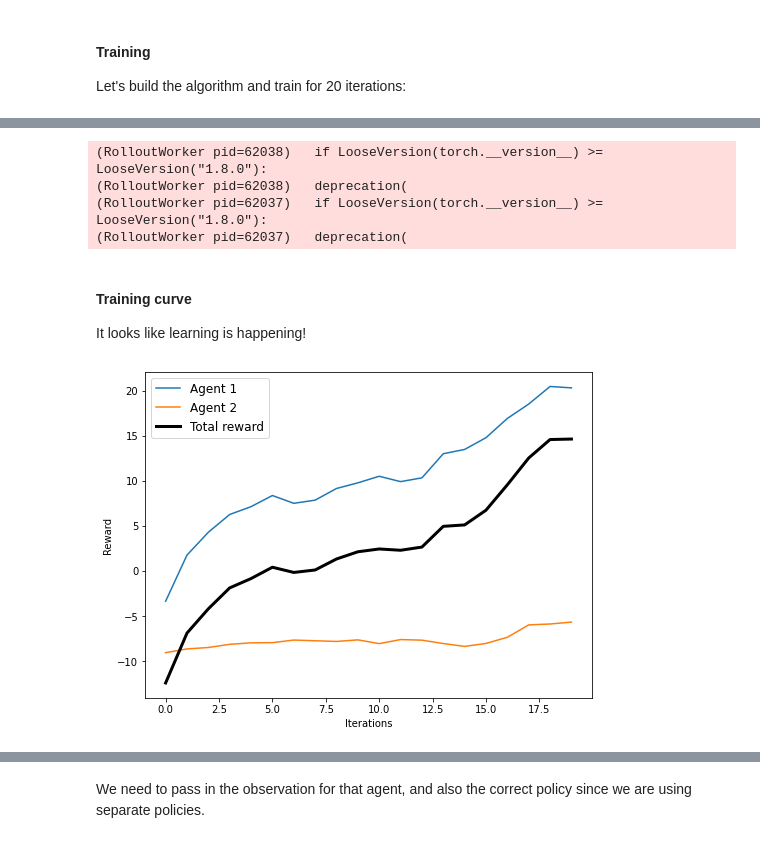
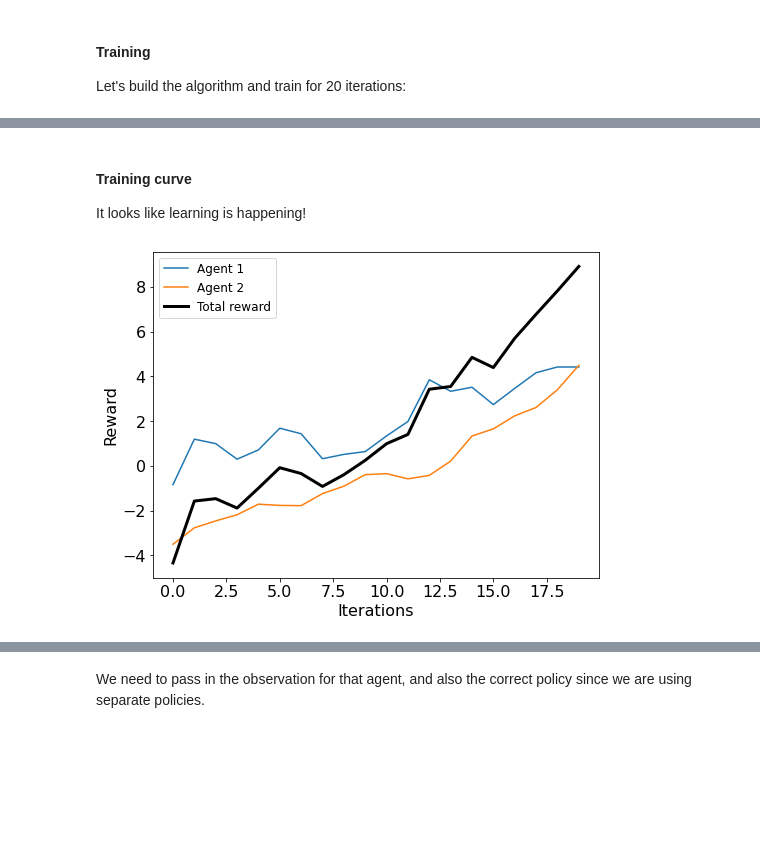
Before and after one commit to anyscale/rl-course, a Jupyter notebook: notebooks/02-rllib/02_04_multi-agent-example.ipynb, the cells around one changed output, grey strips where cells are left out. Saved outputs shown, nothing was run; the diff lists cells and outputs as text; code cells hidden in the pictures; blank space fills up the shorter version.

```diff
--- a/notebooks/02-rllib/02_04_multi-agent-example.ipynb
+++ b/notebooks/02-rllib/02_04_multi-agent-example.ipynb
@@ -183,19 +244,12 @@ ppo = ppo_config.build(env=MultiAgentArena)
 # %%
-rewards1 = []
-rewards2 = []
 for i in range(20):
     result = ppo.train()
     rewards1.append(result['policy_reward_mean']['policy1'])
     rewards2.append(result['policy_reward_mean']['policy2'])
-# %% [output]
-(RolloutWorker pid=62038)   if LooseVersion(torch.__version__) >= LooseVersion("1.8.0"):
-(RolloutWorker pid=62038)   deprecation(
-(RolloutWorker pid=62037)   if LooseVersion(torch.__version__) >= LooseVersion("1.8.0"):
-(RolloutWorker pid=62037)   deprecation(
 # %%
 # HIDDEN
-rewards1 = np.array(rewards1)
-rewards2 = np.array(rewards2)
+# rewards1 = np.array(rewards1)
+# rewards2 = np.array(rewards2)
 # %% [markdown]
 #### Training curve
 
@@ -203,10 +261,10 @@ It looks like learning is happening!
 # %%
 plt.figure(figsize=(8,6));
 plt.plot(rewards1, label="Agent 1")
 plt.plot(rewards2, label="Agent 2")
-plt.plot(rewards1+rewards2, label="Total reward", linewidth=3, color="black")
+plt.plot(np.array(rewards1)+np.array(rewards2), label="Total reward", linewidth=3, color="black")
 plt.legend(fontsize=12);
 plt.xlabel("Iterations")
 plt.ylabel("Reward");
 # %% [output]
-[figure, old version]
+[figure, new version]
```
Also changed, not shown: parts of 28 cells of this notebook, 2 other files.
